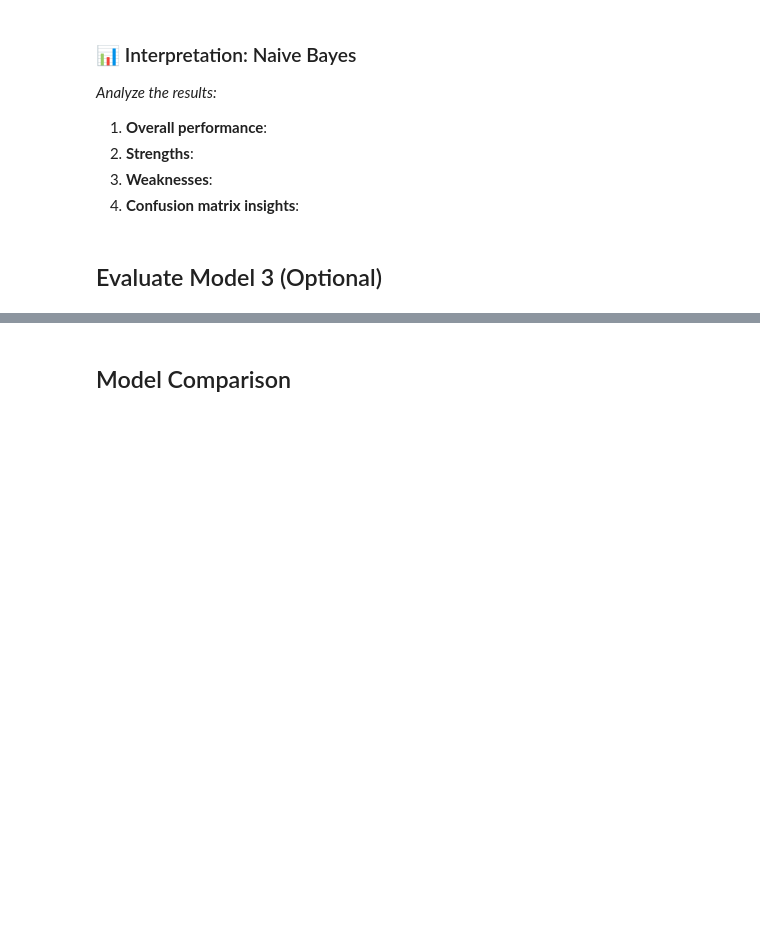
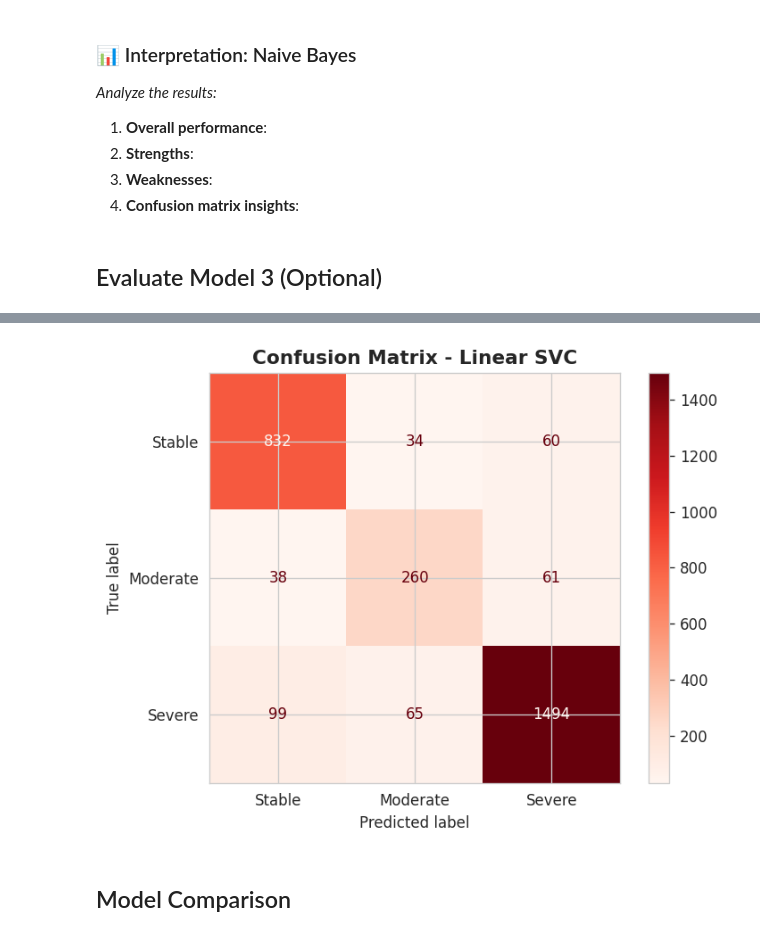
Before and after one commit to CeZa18/Cesar-Zaldivar-ML-ITAI1371, a Jupyter notebook: FP_MentalHelathSentimentAnalysis_CesarZaldivar.ipynb, the cells around one changed output, grey strips where cells are left out. Cells and saved outputs as stored; diff of their text form; code cells hidden in the pictures; blank space fills up the shorter version.

```diff
--- a/FP_MentalHelathSentimentAnalysis_CesarZaldivar.ipynb
+++ b/FP_MentalHelathSentimentAnalysis_CesarZaldivar.ipynb
@@ -993,3 +1202,19 @@ print("✅ Evaluation metrics imported!")
+# %%
+# Plot confusion matrix for your third model (if applicable)
+# YOUR CODE HERE
+
+# Third model LINEAR SVC
+
+cm_lsvc = confusion_matrix(y_test, y_pred_lsvc, labels=labels)
+disp = ConfusionMatrixDisplay(confusion_matrix=cm_lsvc, display_labels=labels)
+disp.plot(cmap='Reds', values_format='d')
+plt.title('Confusion Matrix - Linear SVC',
+          fontsize=13, fontweight='bold')
+plt.tight_layout()
+plt.savefig('cm_lsvc.png', bbox_inches='tight')
+plt.show()
+# %% [output]
+[figure, added]
 # %% [markdown]
 ## Model Comparison
 # %%
```
Also changed, not shown: parts of 23 cells of this notebook.
